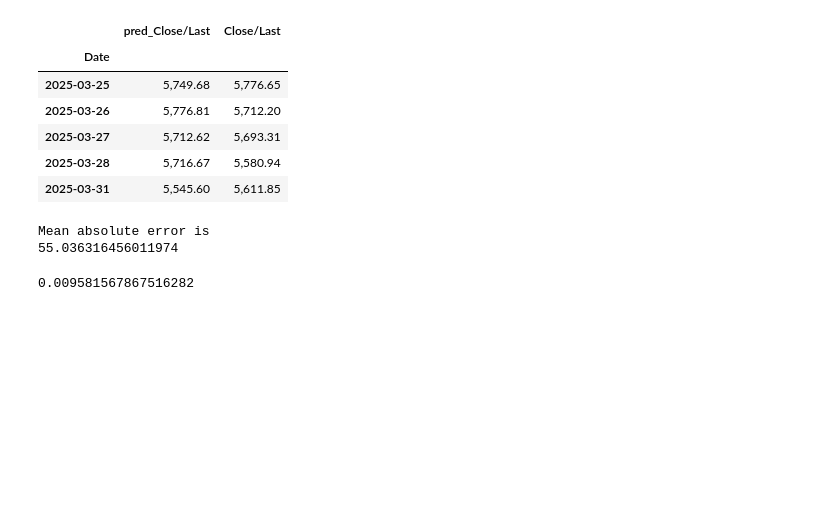
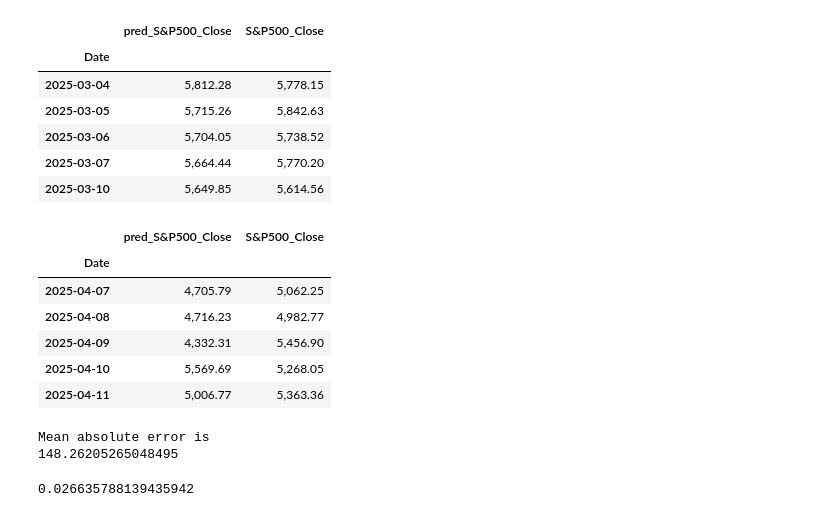
Before and after one commit to mestakevin/CIS662_Project, a Jupyter notebook: S&P500_Hybrid_Edited.ipynb, the cells around one changed output. Drawn from its saved outputs; the diff is of its cells as text; code cells hidden in the pictures; blank space fills up the shorter version.

```diff
--- a/S&P500_Hybrid_Edited.ipynb
+++ b/S&P500_Hybrid_Edited.ipynb
@@ -57,21 +76,26 @@ len(stock_data)
 
 subset_data = stock_data
 for i in range(1, 5):
-    subset_data[f'Close_lag_{i}'] = subset_data['Close/Last'].shift(i)
-    subset_data[f'Open_lag_{i}'] = subset_data['Open'].shift(i)
-    subset_data[f'High_lag_{i}'] = subset_data['High'].shift(i)
-    subset_data[f'Low_lag_{i}'] = subset_data['Low'].shift(i)
+    subset_data[f'S&P500_Close_lag_{i}'] = subset_data['S&P500_Close'].shift(i)
+    subset_data[f'S&P500_High_lag_{i}'] = subset_data['S&P500_High'].shift(i)
+    subset_data[f'S&P500_Low_lag_{i}'] = subset_data['S&P500_Low'].shift(i)
+    subset_data[f'S&P500_Open_lag_{i}'] = subset_data['S&P500_Open'].shift(i)
+    subset_data[f'S&P500_Volume_lag_{i}'] = subset_data['S&P500_Volume'].shift(i)
+    subset_data[f'S&P500_%Change_lag_{i}'] = subset_data['S&P500_%Change'].shift(i)
     subset_data[f'VIX_Open_lag_{i}'] = subset_data['VIX_Open'].shift(i)
     subset_data[f'VIX_High_lag_{i}'] = subset_data['VIX_High'].shift(i)
     subset_data[f'VIX_Low_lag_{i}'] = subset_data['VIX_Low'].shift(i)
     subset_data[f'VIX_Close_lag_{i}'] = subset_data['VIX_Close'].shift(i)
-    subset_data[f'Oil_Price_lag_{i}'] = subset_data['Oil_Price'].shift(i)
-    subset_data[f'Oil_Open_lag_{i}'] = subset_data['Oil_Open'].shift(i)
-    subset_data[f'Oil_Volume_lag_{i}'] = subset_data['Oil_Volume'].shift(i)
-    subset_data[f'Oil_%Change_lag_{i}'] = subset_data['Oil_%Change'].shift(i)
-    subset_data[f'VFIX_Price_lag_{i}'] = subset_data['VFIX_Price'].shift(i)
-    subset_data[f'28_Day_VAR_lag_{i}'] = subset_data['28_Day_VAR'].shift(i)
-    subset_data[f'21_Day_VAR_lag_{i}'] = subset_data['21_Day_VAR'].shift(i)
+    subset_data[f'VFIX_Open_lag_{i}'] = subset_data['VFIX_Open'].shift(i)
+    subset_data[f'VFIX_High_lag_{i}'] = subset_data['VFIX_High'].shift(i)
+    subset_data[f'VFIX_Low_lag_{i}'] = subset_data['VFIX_Low'].shift(i)
+    subset_data[f'VFIX_Close_lag_{i}'] = subset_data['VFIX_Close'].shift(i)
+    subset_data[f'OilFutures_Price_lag_{i}'] = subset_data['OilFutures_Price'].shift(i)
+    subset_data[f'OilFutures_Open_lag_{i}'] = subset_data['OilFutures_Open'].shift(i)
+    subset_data[f'OilFutures_High_lag_{i}'] = subset_data['OilFutures_High'].shift(i)
+    subset_data[f'OilFutures_Low_lag_{i}'] = subset_data['OilFutures_Low'].shift(i)
+    subset_data[f'OilFutures_Vol_lag_{i}'] = subset_data['OilFutures_Vol'].shift(i)
+    subset_data[f'OilFutures_Change%_lag_{i}'] = subset_data['OilFutures_Change%'].shift(i)
 
 subset_data = subset_data.dropna()
 subset_data.head()
@@ -248,12 +282,12 @@ training_residuals = y_train - closelast_model.predict(X_train)
 treemodelchoice = 0
 treemodel = None
 if treemodelchoice == 0:
-    treemodel = RandomForestRegressor(n_estimators=600, random_state=50, min_samples_leaf = 2, max_features = "sqrt")
+    treemodel = RandomForestRegressor(n_estimators=500, random_state=50, min_samples_leaf = 2, max_features = "sqrt")
     treemodel = treemodel.fit(X_train, training_residuals)
     X_train.columns
     treemodel.feature_importances_
 else:
-    treemodel = GradientBoostingRegressor(n_estimators=500,random_state=50, min_samples_leaf = 2, max_depth = 8)
+    treemodel = GradientBoostingRegressor(n_estimators=500,random_state=50, min_samples_leaf = 2, max_depth = 10)
     treemodel = treemodel.fit(X_train, training_residuals)
     X_train.columns
     treemodel.feature_importances_
@@ -282,24 +330,33 @@ array([0.01707693, 0.02075434, 0.01886615, 0.01989037, 0.02132841,
 pred_residuals = treemodel.predict(X_test)
 y_pred = pred_residuals + closelast_model.predict(X_test)
 # %%
-test_output = pd.DataFrame(y_pred, index = X_test.index, columns = ['pred_Close/Last'])
+test_output = pd.DataFrame(y_pred, index = X_test.index, columns = ['pred_S&P500_Close'])
 test_output = test_output.merge(y_test, left_index = True, right_index = True)
+test_output.head()
+
 test_output.tail()
-mean_absolute_error = abs(test_output['pred_Close/Last'] - test_output['Close/Last']).mean()
+mean_absolute_error = abs(test_output['pred_S&P500_Close'] - test_output['S&P500_Close']).mean()
 print('Mean absolute error is ')
 print(mean_absolute_error)
-abs(test_output['pred_Close/Last'] - test_output['Close/Last']).mean()/test_output['Close/Last'].mean()
+abs(test_output['pred_S&P500_Close'] - test_output['S&P500_Close']).mean()/test_output['S&P500_Close'].mean()
 # %% [output]
-|  | pred_Close/Last | Close/Last |
+|  | pred_S&P500_Close | S&P500_Close |
 | Date |  |  |
-| 2025-03-25 | 5,749.68 | 5,776.65 |
-| 2025-03-26 | 5,776.81 | 5,712.20 |
-| 2025-03-27 | 5,712.62 | 5,693.31 |
-| 2025-03-28 | 5,716.67 | 5,580.94 |
-| 2025-03-31 | 5,545.60 | 5,611.85 |
+| 2025-03-04 | 5,812.28 | 5,778.15 |
+| 2025-03-05 | 5,715.26 | 5,842.63 |
+| 2025-03-06 | 5,704.05 | 5,738.52 |
+| 2025-03-07 | 5,664.44 | 5,770.20 |
+| 2025-03-10 | 5,649.85 | 5,614.56 |
+|  | pred_S&P500_Close | S&P500_Close |
+| Date |  |  |
+| 2025-04-07 | 4,705.79 | 5,062.25 |
+| 2025-04-08 | 4,716.23 | 4,982.77 |
+| 2025-04-09 | 4,332.31 | 5,456.90 |
+| 2025-04-10 | 5,569.69 | 5,268.05 |
+| 2025-04-11 | 5,006.77 | 5,363.36 |
 Mean absolute error is
-55.036316456011974
+148.26205265048495
-0.009581567867516282
+0.026635788139435942
 # %%
 from statsmodels.tsa.api import VAR
 model = VAR(X)
```
Also changed, not shown: parts of 10 cells of this notebook, 1 other file.
